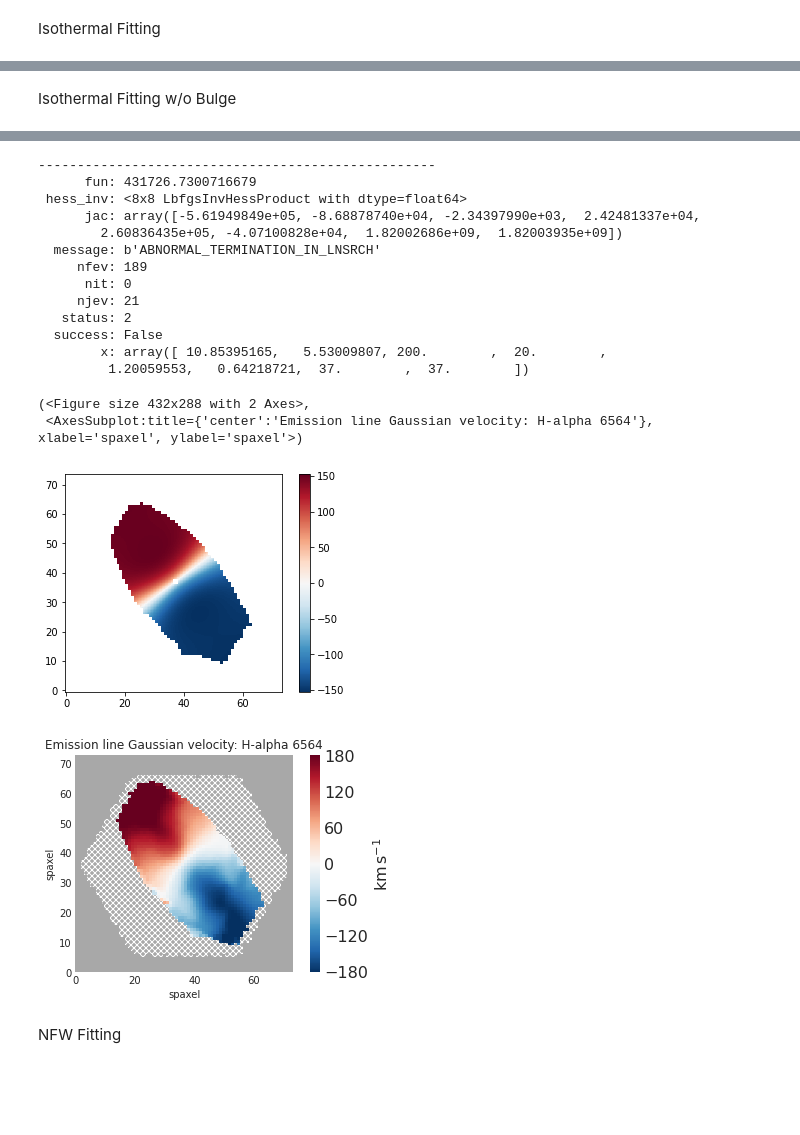
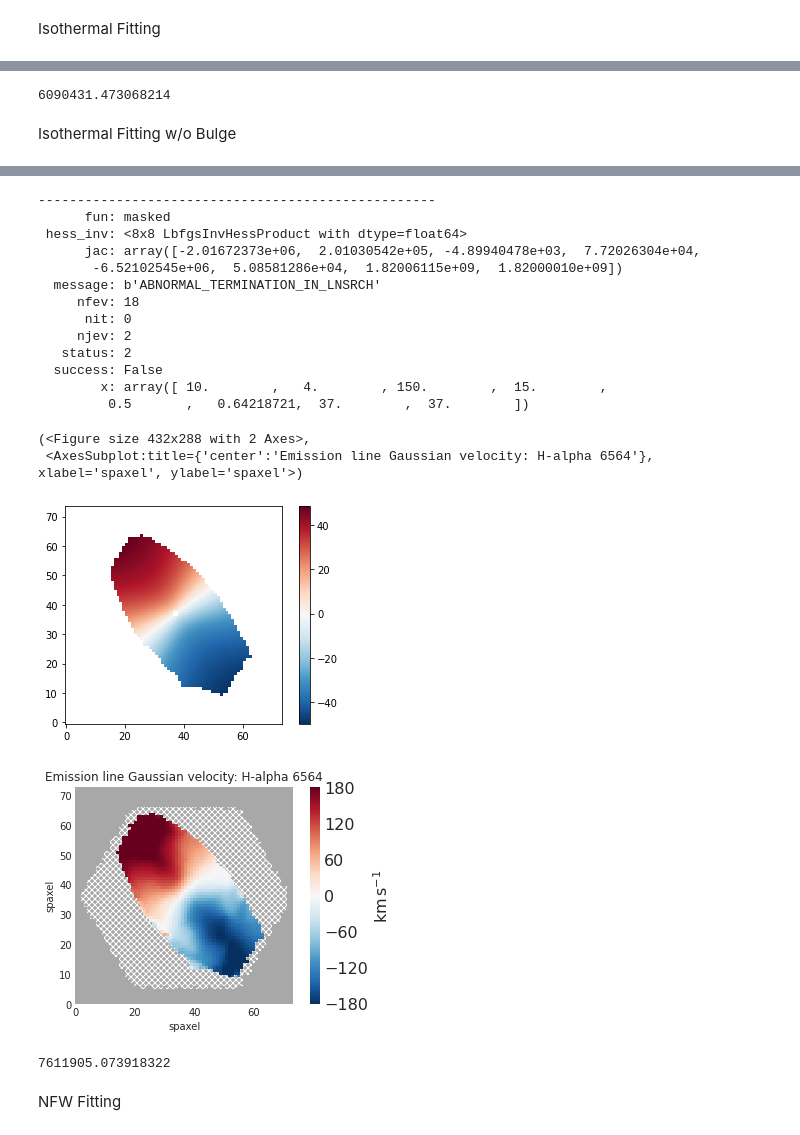
Before and after one commit to yzh250/RotationCurve, a Jupyter notebook: 2D Rotation Curve Fitting Using Marvin.ipynb, the cells around one changed output, grey strips where cells are left out. Saved outputs shown, nothing was run; the diff lists cells and outputs as text; code cells hidden in the pictures; blank space fills up the shorter version.

```diff
--- a/2D Rotation Curve Fitting Using Marvin.ipynb
+++ b/2D Rotation Curve Fitting Using Marvin.ipynb
@@ -491,17 +495,23 @@ gas_vfield_5.plot()
 [figure]
+# %%
+# Chi-square calculation
+chi_square_iso = np.nansum((v_mask - mask_model_map_iso) ** 2 * gas_ivar_5)
+chi_square_iso
+# %% [output]
+6090431.473068214
 # %% [markdown]
 Isothermal Fitting w/o Bulge
 # %%
 # Initial guesses
-param_bounds_iso_nb = [[np.log10(m_spec), 13],  # Disk mass [log(Msun)]
-                [0.1, 20],  # Disk radius [kpc]
+param_bounds_iso_nb = [[8, 13],  # Disk mass [log(Msun)]
+                [0.001, 20],  # Disk radius [kpc]
                 [50, 500],  # Velocity at infinity [km/s]
                 [0.1, 100],  # Halo radius [kpc]
                 [0.1,np.pi/2], # Inclination angle
                 [-np.pi/2,np.pi/2],# Phase angle
                 [0.1,40],#center_x
-                [0.1,40]] #center_y
-p0_iso_nb = [np.log10(m_spec)+0.5, 0.8*r50, 200, 20, incl,ph,37,37]
+                [0.1,40]] #center_yX
+p0_iso_nb = [10, 4, 150, 15, 0.5, ph, 37, 37]
 bestfit_iso_nb = minimize(nloglikelihood_iso_nb, p0_iso_nb, args=(gal_shape, v_mask, gas_ivar_5),bounds=param_bounds_iso_nb)
 print('---------------------------------------------------')
 print(bestfit_iso_nb)
@@ -519,20 +530,26 @@ gas_vfield_5.plot()
 ---------------------------------------------------
-      fun: 431726.7300716679
+      fun: masked
  hess_inv: <8x8 LbfgsInvHessProduct with dtype=float64>
-      jac: array([-5.61949849e+05, -8.68878740e+04, -2.34397990e+03,  2.42481337e+04,
-        2.60836435e+05, -4.07100828e+04,  1.82002686e+09,  1.82003935e+09])
+      jac: array([-2.01672373e+06,  2.01030542e+05, -4.89940478e+03,  7.72026304e+04,
+       -6.52102545e+06,  5.08581286e+04,  1.82006115e+09,  1.82000010e+09])
   message: b'ABNORMAL_TERMINATION_IN_LNSRCH'
-     nfev: 189
+     nfev: 18
       nit: 0
-     njev: 21
+     njev: 2
    status: 2
   success: False
-        x: array([ 10.85395165,   5.53009807, 200.        ,  20.        ,
-         1.20059553,   0.64218721,  37.        ,  37.        ])
+        x: array([ 10.        ,   4.        , 150.        ,  15.        ,
+         0.5       ,   0.64218721,  37.        ,  37.        ])
 (<Figure size 432x288 with 2 Axes>,
  <AxesSubplot:title={'center':'Emission line Gaussian velocity: H-alpha 6564'}, xlabel='spaxel', ylabel='spaxel'>)
-[figure, old version]
+[figure, new version]
 [figure]
+# %%
+# Chi-square calculation
+chi_square_iso_nb = np.nansum((v_mask - mask_model_map_iso_nb) ** 2 * gas_ivar_5)
+chi_square_iso_nb
+# %% [output]
+7611905.073918322
 # %% [markdown]
 NFW Fitting
 # %%
```
Also changed, not shown: parts of 14 cells of this notebook.
